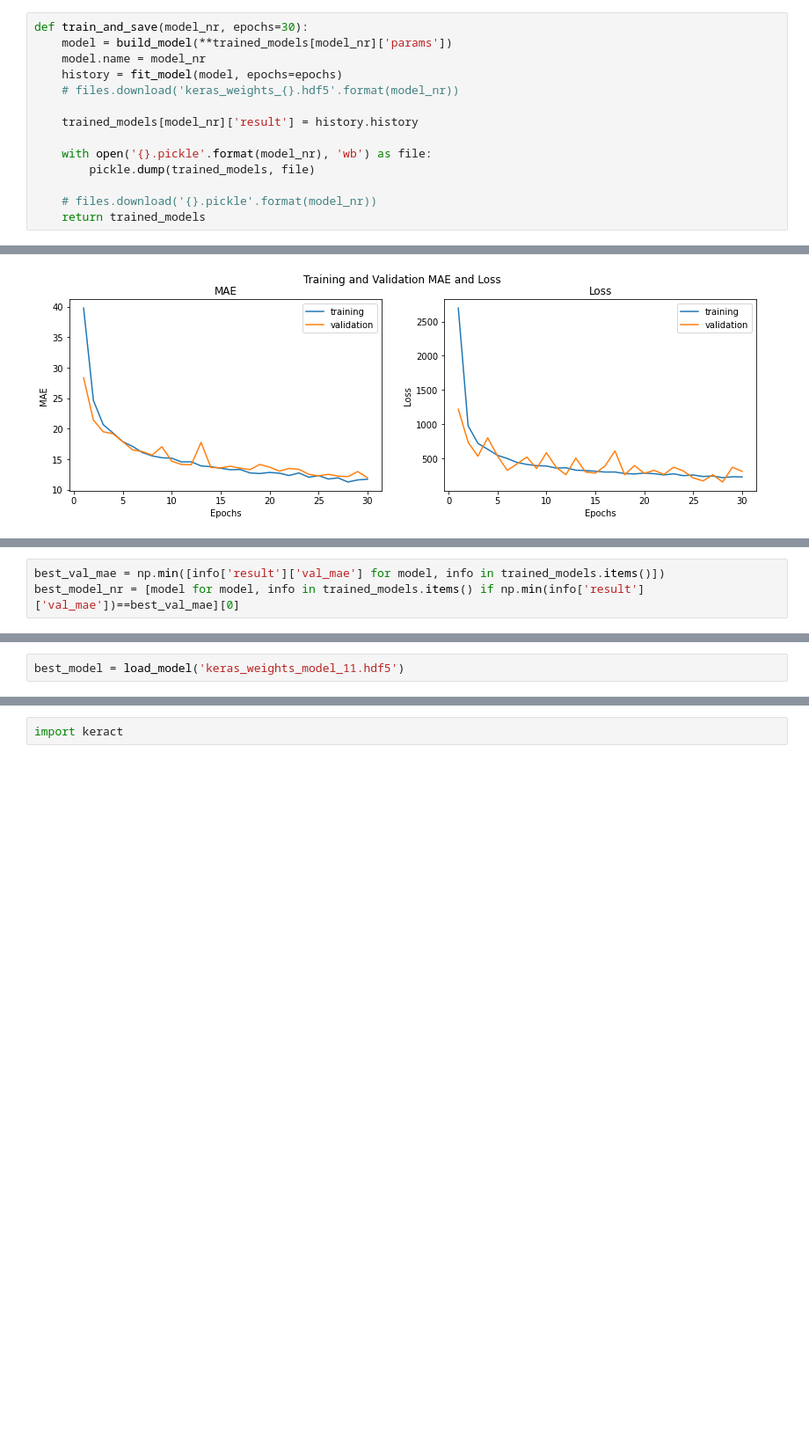
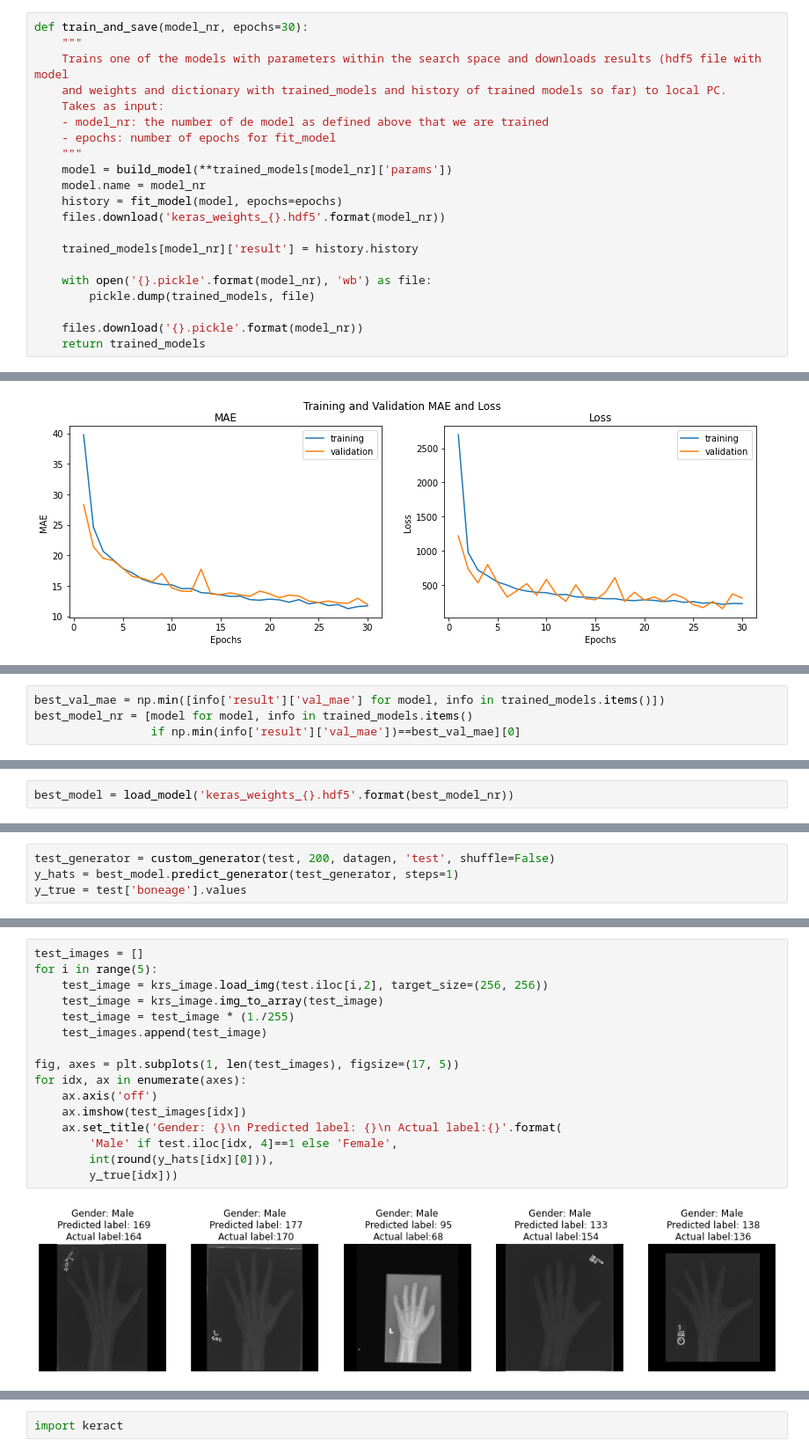
Before and after one commit to myrthewouters/deep-learning, a Jupyter notebook: notebooks/vgg16-concatenated.ipynb, the cells around one changed output, grey strips where cells are left out. Shown at 88% size. Saved outputs shown, nothing was run; the diff lists cells and outputs as text; blank space fills up the shorter version.

```diff
--- a/final_notebooks/vgg16-concatenated.ipynb
+++ b/notebooks/vgg16-concatenated.ipynb
@@ -352,17 +380,24 @@ trained_models = {'model_{}'.format(i+1): {'params': search_space[i],
                   for i in range(len(search_space))}
 # %%
 def train_and_save(model_nr, epochs=30):
+    """
+    Trains one of the models with parameters within the search space and downloads results (hdf5 file with model
+    and weights and dictionary with trained_models and history of trained models so far) to local PC.
+    Takes as input:
+    - model_nr: the number of de model as defined above that we are trained
+    - epochs: number of epochs for fit_model
+    """
     model = build_model(**trained_models[model_nr]['params'])
     model.name = model_nr
     history = fit_model(model, epochs=epochs)
-    # files.download('keras_weights_{}.hdf5'.format(model_nr))
+    files.download('keras_weights_{}.hdf5'.format(model_nr))
 
     trained_models[model_nr]['result'] = history.history
 
     with open('{}.pickle'.format(model_nr), 'wb') as file:
         pickle.dump(trained_models, file)
 
-    # files.download('{}.pickle'.format(model_nr))
+    files.download('{}.pickle'.format(model_nr))
     return trained_models
 # %%
 def model_params_results(model_nr):
@@ -763,3 +803,4 @@ Best validation MAE of model_12: 11.97 months
 # %%
 best_val_mae = np.min([info['result']['val_mae'] for model, info in trained_models.items()])
-best_model_nr = [model for model, info in trained_models.items() if np.min(info['result']['val_mae'])==best_val_mae][0]
+best_model_nr = [model for model, info in trained_models.items()
+                 if np.min(info['result']['val_mae'])==best_val_mae][0]
@@ -771,2 +807,2 @@ Saving keras_weights_model_11.hdf5 to keras_weights_model_11.hdf5
 # %%
-best_model = load_model('keras_weights_model_11.hdf5')
+best_model = load_model('keras_weights_{}.hdf5'.format(best_model_nr))
@@ -782,0 +818,4 @@ Successfully installed keract-3.1.0
+# %%
+test_generator = custom_generator(test, 200, datagen, 'test', shuffle=False)
+y_hats = best_model.predict_generator(test_generator, steps=1)
+y_true = test['boneage'].values
@@ -782,0 +826,18 @@ Successfully installed keract-3.1.0
+# %%
+test_images = []
+for i in range(5):
+    test_image = krs_image.load_img(test.iloc[i,2], target_size=(256, 256))
+    test_image = krs_image.img_to_array(test_image)
+    test_image = test_image * (1./255)
+    test_images.append(test_image)
+
+fig, axes = plt.subplots(1, len(test_images), figsize=(17, 5))
+for idx, ax in enumerate(axes):
+    ax.axis('off')
+    ax.imshow(test_images[idx])
+    ax.set_title('Gender: {}\n Predicted label: {}\n Actual label:{}'.format(
+        'Male' if test.iloc[idx, 4]==1 else 'Female',
+        int(round(y_hats[idx][0])),
+        y_true[idx]))
+# %% [output]
+[figure, added]
```
Also changed, not shown: parts of 30 cells of this notebook, 4 other files.
